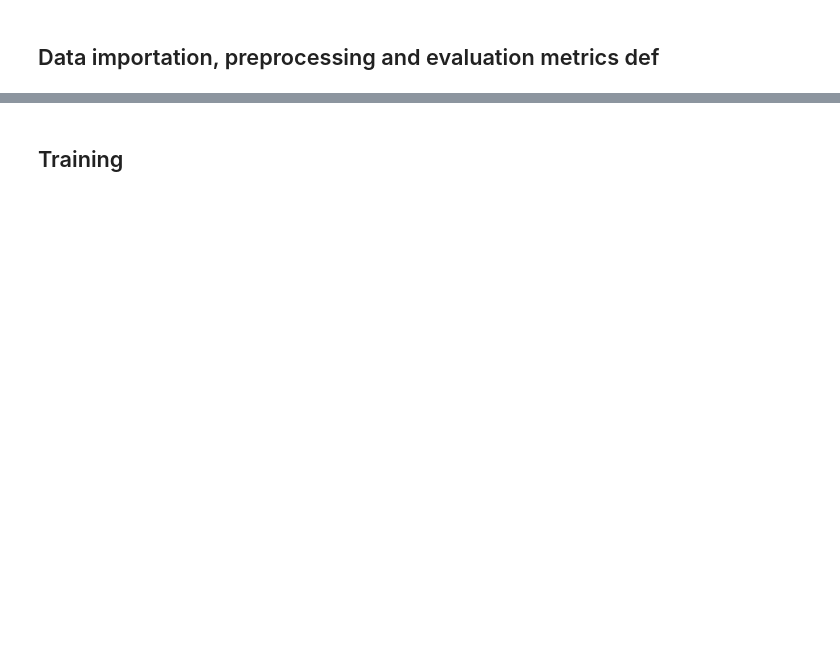
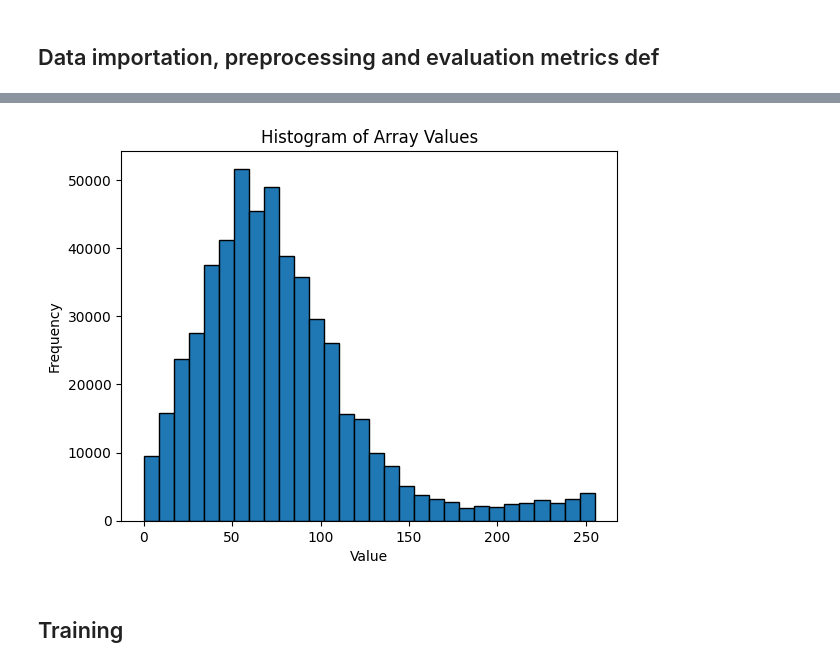
Before and after one commit to TomasVDDC/road-segmentation, a Jupyter notebook: runVic.ipynb, the cells around one changed output, grey strips where cells are left out. Saved outputs shown, nothing was run; the diff lists cells and outputs as text; code cells hidden in the pictures; blank space fills up the shorter version.

```diff
--- a/runVic.ipynb
+++ b/runVic.ipynb
@@ -112,7 +113,7 @@ ACTIVATION = 'sigmoid' # could be None for logits or 'softmax2d' for multiclass
 class Dataset(BaseDataset):
     CLASSES = ['road', 'unlabelled']
 
-    def __init__(self, images_dir, masks_dir=None, classes=None, augmentation=None, preprocessing=None):
+    def __init__(self, images_dir, masks_dir=None, classes=None, augmentation=None, preprocessing=None, plot = False):
         if masks_dir == None:
           self.ids = range(1, 51)
           self.images_fps = [os.path.join(images_dir, f'test_{idx}/',f'test_{idx}.png') for idx in self.ids]
@@ -127,6 +128,8 @@ class Dataset(BaseDataset):
 
         self.augmentation = augmentation
         self.preprocessing = preprocessing
+        # self.preprocessing = None
+        self.plot = plot
 
     def __getitem__(self, i):
 
@@ -152,12 +155,21 @@ class Dataset(BaseDataset):
           mask = cv2.resize(mask, (416, 416))
           masks = [(mask == v) for v in self.class_values]
           mask = np.stack(masks, axis=-1).astype('float')
+          if i == 0 and self.plot:
+            plt_img_hist(image, mask)
+            plt_img(image, mask)
           if self.augmentation:
               sample = self.augmentation(image=image, mask=mask)
               image, mask = sample['image'], sample['mask']
+          if i == 0 and self.plot:
+            plt_img_hist(image, mask)
+            plt_img(image, mask)
           if self.preprocessing:
                 sample = self.preprocessing(image=image, mask=mask)
                 image, mask = sample['image'], sample['mask']
+          if i == 0 and self.plot:
+            plt_img_hist(image, mask)
+            plt_img(image, mask)
           return image, mask
 
     def __len__(self):
@@ -256,0 +467,3 @@ metrics = [
+# %%
+# Get the first image and its mask from the dataset.
+image, mask = train_dataset[0]
@@ -256,0 +520,13 @@ metrics = [
+# %%
+# Plot the histogram
+plt.hist(image.flatten(), bins=30, edgecolor='black')
+
+# Add title and labels
+plt.title('Histogram of Array Values')
+plt.xlabel('Value')
+plt.ylabel('Frequency')
+
+# Show the plot
+plt.show()
+# %% [output]
+[figure, added]
```
Also changed, not shown: parts of 25 cells of this notebook, 1 other file.
